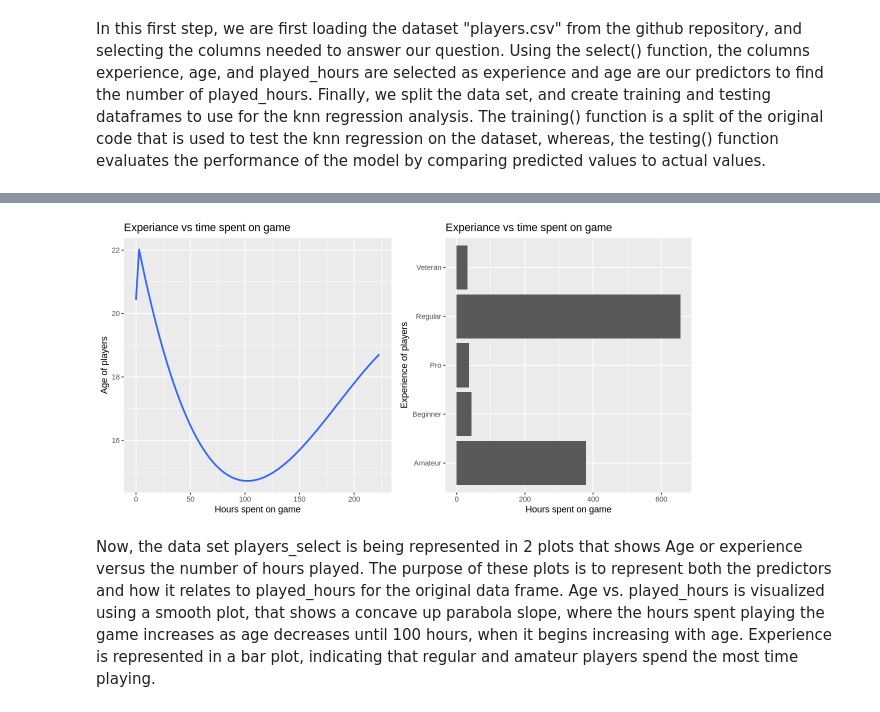
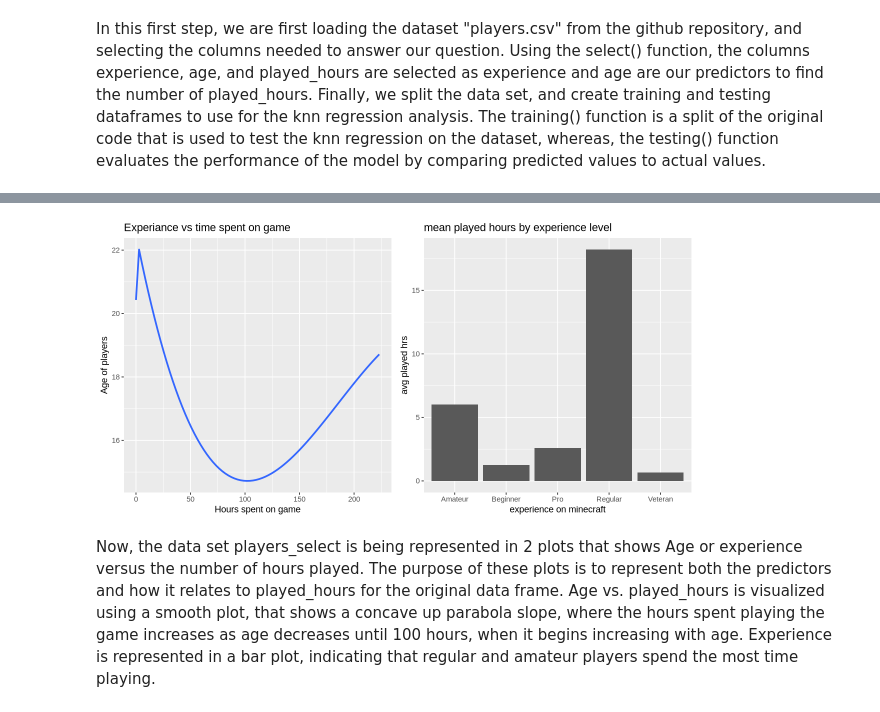
Before and after one commit to AnaSri-DSCI/dsci-100-2025-group-005-18, a Jupyter notebook: DSCI_Final_Project.ipynb, the cells around one changed output, grey strips where cells are left out. Drawn from its saved outputs; the diff is of its cells as text; code cells hidden in the pictures.

Commit message:
replace played hours with mean played hours in experience plot

```diff
--- a/DSCI_Final_Project.ipynb
+++ b/DSCI_Final_Project.ipynb
@@ -107,12 +107,22 @@ players_plot_experience<-players_select|>
 
 
 
-players_plot_Age<-players_select|>
-                         ggplot(aes(x=played_hours,y=Age))+
-                         geom_smooth(method = "auto", se = FALSE)+
-                         labs(x="Hours spent on game",y="Age of players")+
-                         ggtitle("Experiance vs time spent on game")
+# players_plot_Age<-players_select|>
+#                          ggplot(aes(x=played_hours,y=Age))+
+#                          geom_smooth(method = "auto", se = FALSE)+
+#                          labs(x="Hours spent on game",y="Age of players")+
+#                          ggtitle("Experiance vs time spent on game")
 
-plot_grid(players_plot_Age,players_plot_experience,ncol=2)
+played_hrs_mean_experience <- players |>
+    select(experience, played_hours) |>
+    group_by(experience) |>
+    summarize(avg_played_hrs_experience = mean(played_hours))
+
+played_hrs_mean_experience_plot <- played_hrs_mean_experience |>
+    ggplot(aes(x = experience, y = avg_played_hrs_experience)) +
+           geom_bar(stat = "identity" ) +
+           labs(x = "experience on minecraft", y = "avg played hrs", title = "mean played hours by experience level")
+
+plot_grid(players_plot_Age,played_hrs_mean_experience_plot,ncol=2)
 # %% [output]
 `geom_smooth()` using method = 'loess' and formula = 'y ~ x'
@@ -119,4 +131,4 @@ plot_grid(players_plot_Age,players_plot_experience,ncol=2)
-[figure, old version]
+[figure, new version]
 # %% [markdown]
 Now, the data set players_select is being represented in 2 plots that shows Age or experience versus the number of hours played. The purpose of these plots is to represent both the predictors and how it relates to played_hours for the original data frame. Age vs. played_hours is visualized using a smooth plot, that shows a concave up parabola slope, where the hours spent playing the game increases as age decreases until 100 hours, when it begins increasing with age. Experience is represented in a bar plot, indicating that regular and amateur players spend the most time playing.
 # %%
```
Also changed, not shown: parts of 2 cells of this notebook.
